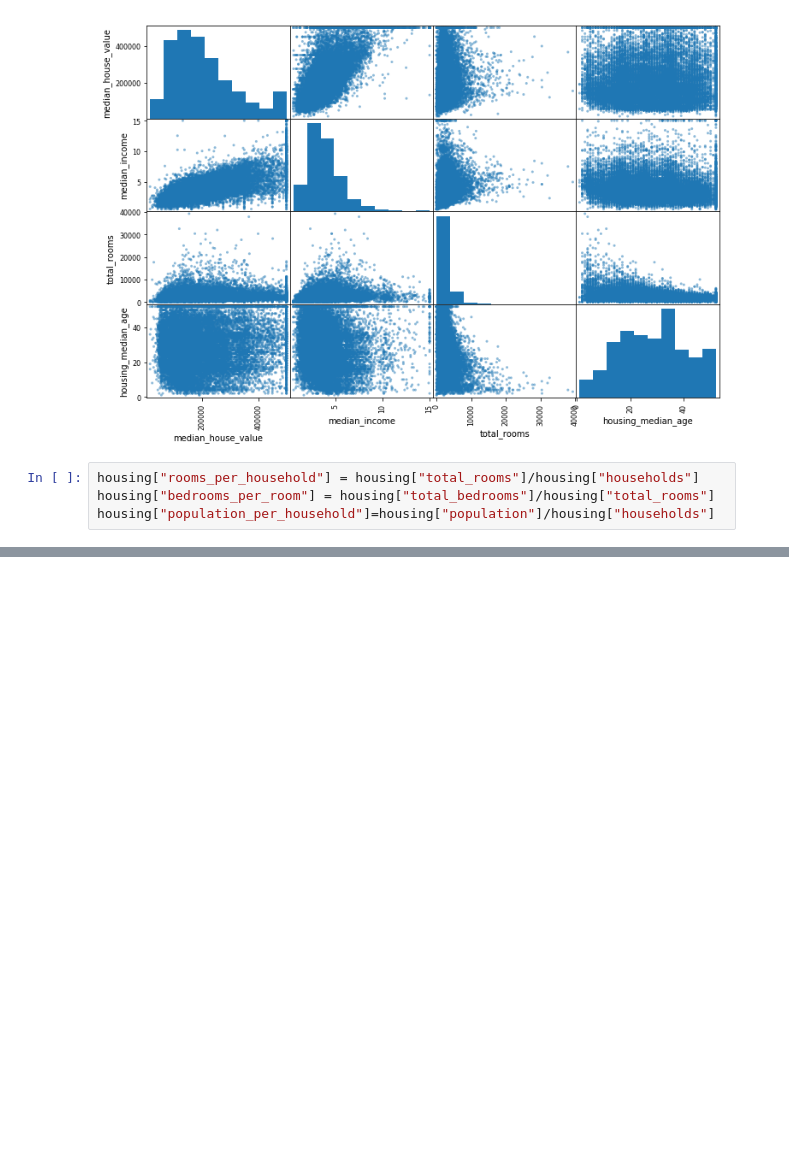
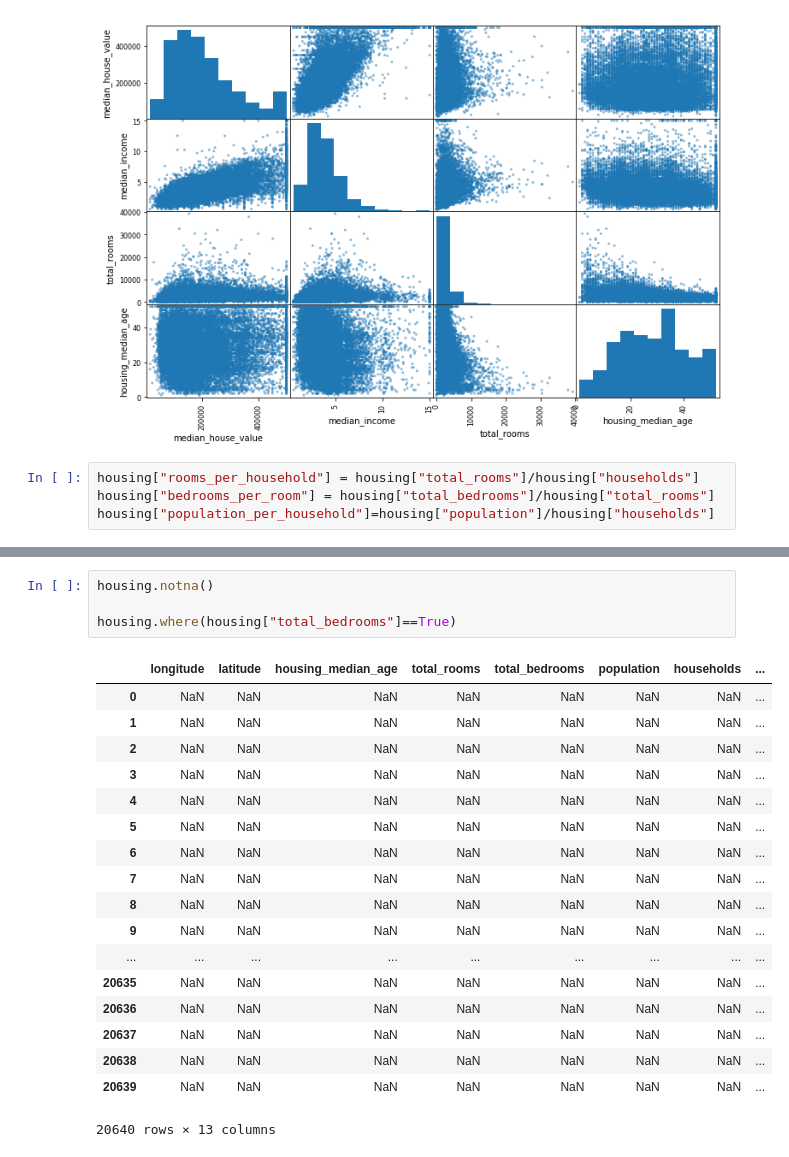
Before and after one commit to Exciti/ML-Aurelien-Geron-Practice, a Jupyter notebook: Aurélien_Géron_book_Practice.ipynb, the cells around one changed output, grey strips where cells are left out. Saved outputs shown, nothing was run; the diff lists cells and outputs as text; blank space fills up the shorter version.

```diff
--- a/Aurélien_Géron_book_Practice.ipynb
+++ b/Aurélien_Géron_book_Practice.ipynb
@@ -155,0 +166,23 @@ KeyError: ignored
+# %%
+housing.notna()
+
+housing.where(housing["total_bedrooms"]==True)
+# %% [output]
+|  | longitude | latitude | housing_median_age | total_rooms | total_bedrooms | population | households | ... |
+| 0 | NaN | NaN | NaN | NaN | NaN | NaN | NaN | ... |
+| 1 | NaN | NaN | NaN | NaN | NaN | NaN | NaN | ... |
+| 2 | NaN | NaN | NaN | NaN | NaN | NaN | NaN | ... |
+| 3 | NaN | NaN | NaN | NaN | NaN | NaN | NaN | ... |
+| 4 | NaN | NaN | NaN | NaN | NaN | NaN | NaN | ... |
+| 5 | NaN | NaN | NaN | NaN | NaN | NaN | NaN | ... |
+| 6 | NaN | NaN | NaN | NaN | NaN | NaN | NaN | ... |
+| 7 | NaN | NaN | NaN | NaN | NaN | NaN | NaN | ... |
+| 8 | NaN | NaN | NaN | NaN | NaN | NaN | NaN | ... |
+| 9 | NaN | NaN | NaN | NaN | NaN | NaN | NaN | ... |
+| ... | ... | ... | ... | ... | ... | ... | ... | ... |
+| 20635 | NaN | NaN | NaN | NaN | NaN | NaN | NaN | ... |
+| 20636 | NaN | NaN | NaN | NaN | NaN | NaN | NaN | ... |
+| 20637 | NaN | NaN | NaN | NaN | NaN | NaN | NaN | ... |
+| 20638 | NaN | NaN | NaN | NaN | NaN | NaN | NaN | ... |
+| 20639 | NaN | NaN | NaN | NaN | NaN | NaN | NaN | ... |
+20640 rows × 13 columns
```
Also changed, not shown: parts of 2 cells of this notebook.
